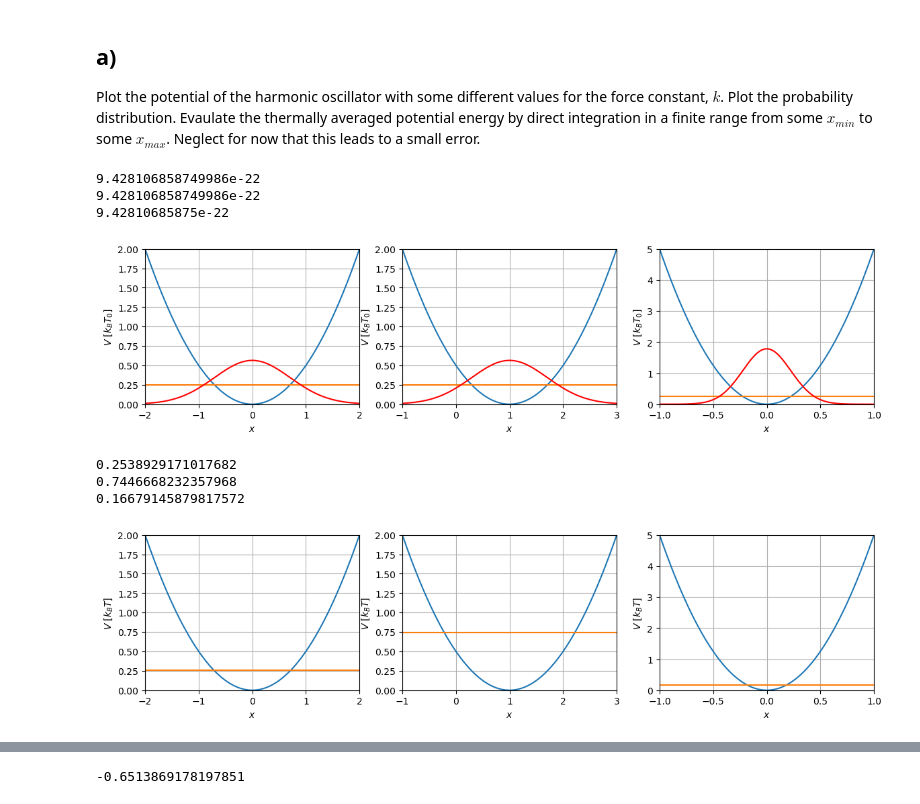
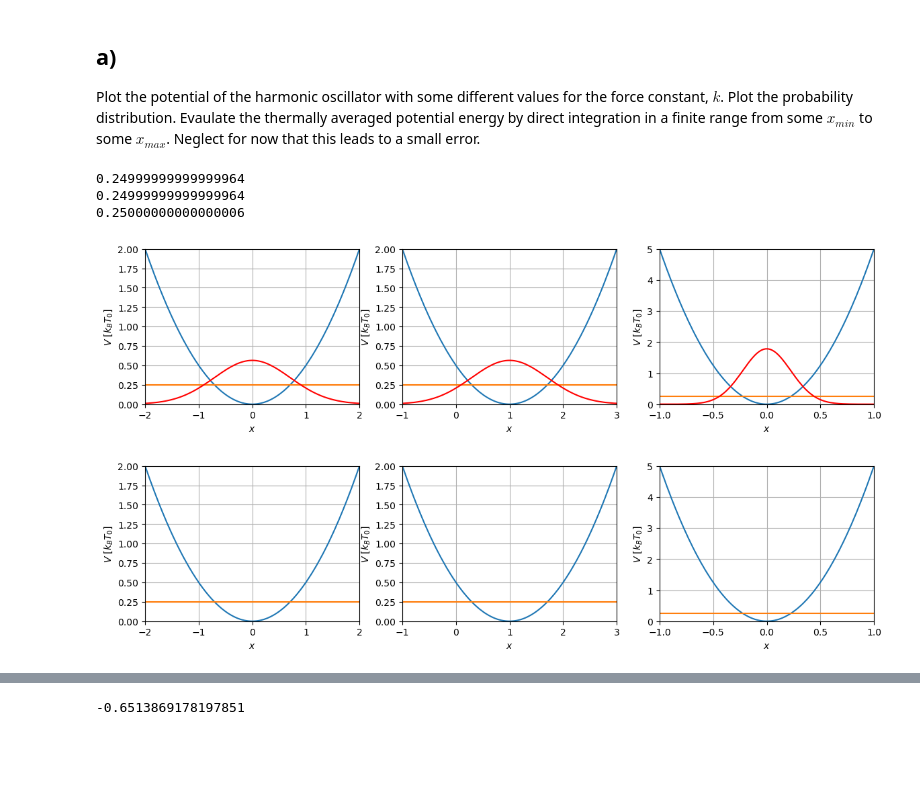
Before and after one commit to karsten3112/Computational-Physics, a Jupyter notebook: Week2/exercise6.ipynb, the cells around one changed output, grey strips where cells are left out. Saved outputs shown, nothing was run; the diff lists cells and outputs as text; code cells hidden in the pictures; blank space fills up the shorter version.

```diff
--- a/Week2/exercise6.ipynb
+++ b/Week2/exercise6.ipynb
@@ -173,51 +168,45 @@ for ax, x_lim, y_lim, pot, k, x0 in zip(axs, x_lims, y_lims, Hs, ks, x0s):
     ax.set_ylabel(r"$V$ $[k_BT_{0}]$")
     ax.set_xlim(x_lim)
     ax.set_ylim(y_lim)
-    #ax.plot(xs, Y(xs, T=T, k=k, x_0=x0, x_min=-1.0, x_max=1.0))
     pot.plot(ax)
-    print(pot.v_avg*(pot.k_b*pot.T0))
-    #ax.plot(xs, Y(xs, T=T, k=k, x_0=x0, x_min=-2.0, x_max=2.0))
+    print(pot.v_avg)
 
 #I think the probababilty distributions are wrong, but i cannot recreat bjørks distributions even if i renormalize?
 # %% [output]
-9.428106858749986e-22
-9.428106858749986e-22
-9.42810685875e-22
+0.24999999999999964
+0.24999999999999964
+0.25000000000000006
 [figure]
 # %%
 for pot in Hs:
     pot.clear_p_handler()
 
-def p_fun(x,T,k):
-    #k_b = 1.380649e-23
-    #x_conv = 1e-10 #Ångstrøm
+def p_fun(x,T,k,x_0):
     T0 = 273.15
     t1 = np.sqrt((T0*k)/(2.0*np.pi*T))
-    t2 = np.exp(-T0/2.0*k*(x)**2/T)
+    t2 = np.exp(-T0/2.0*k*(x-x_0)**2/T)
     return t1*t2
 
-#Y = lambda x, T, k: np.sqrt(k/(2.0*np.pi))*np.exp(-k/2.0*(x)**2)#/special.erf(x_max*np.sqrt(k/2.0)) + 1.0/(x_max-x_min)
-#Y = lambda x, T, k, x_0, x_min, x_max: np.sqrt(k/(2.0*np.pi))*np.exp(-k/2.0*(x-x_0)**2) + 3.0/(x_max-x_min)
+def Y(x, T, k, x_0):
+    T0 = 273.15
+    return np.exp(-T0/2.0*k*(x-x_0)**2/T)
+#Y = lambda x, T, k, x_0: np.sqrt(k/(2.0*np.pi))*np.exp(-k/2.0*(x-x_0)**2) + 1.0/(8.0)
 x0s = [0.0,1.0,0.0]
 x_pairs = [[-4.0, 4.0], [-4.0, 4.0], [-4.0, 4.0]]
 for pot, x0, x_pair in zip(Hs, x0s, x_pairs):
-    p_handler = P_dist_handler(x_min=x0+x_pair[0], x_max=x0+x_pair[1], Y=p_fun, N=20000)
+    p_handler = P_dist_handler(x_min=x0+x_pair[0], x_max=x0+x_pair[1], Y=Y, N=20000)
     pot.p_handler = p_handler
 # %%
 fig, axs = plt.subplots(1, 3, figsize=(14,3))
 x_lims = [[-2,2],[-1,3],[-1,1]]
 y_lims = [[0,2], [0,2], [0,5]]
 
 for ax, x_lim, y_lim, pot, k, x0 in zip(axs, x_lims, y_lims, Hs, ks, x0s):
     ax.grid()
     ax.set_xlabel(r"$x$")
-    ax.set_ylabel(r"$V$ $[k_BT]$")
+    ax.set_ylabel(r"$V$ $[k_BT_0]$")
     ax.set_xlim(x_lim)
     ax.set_ylim(y_lim)
     pot.plot(ax)
-    print(pot.v_avg)
 # %% [output]
-0.2538929171017682
-0.7446668232357968
-0.16679145879817572
-[figure, old version]
+[figure, new version]
```
Also changed, not shown: parts of 4 cells of this notebook.
